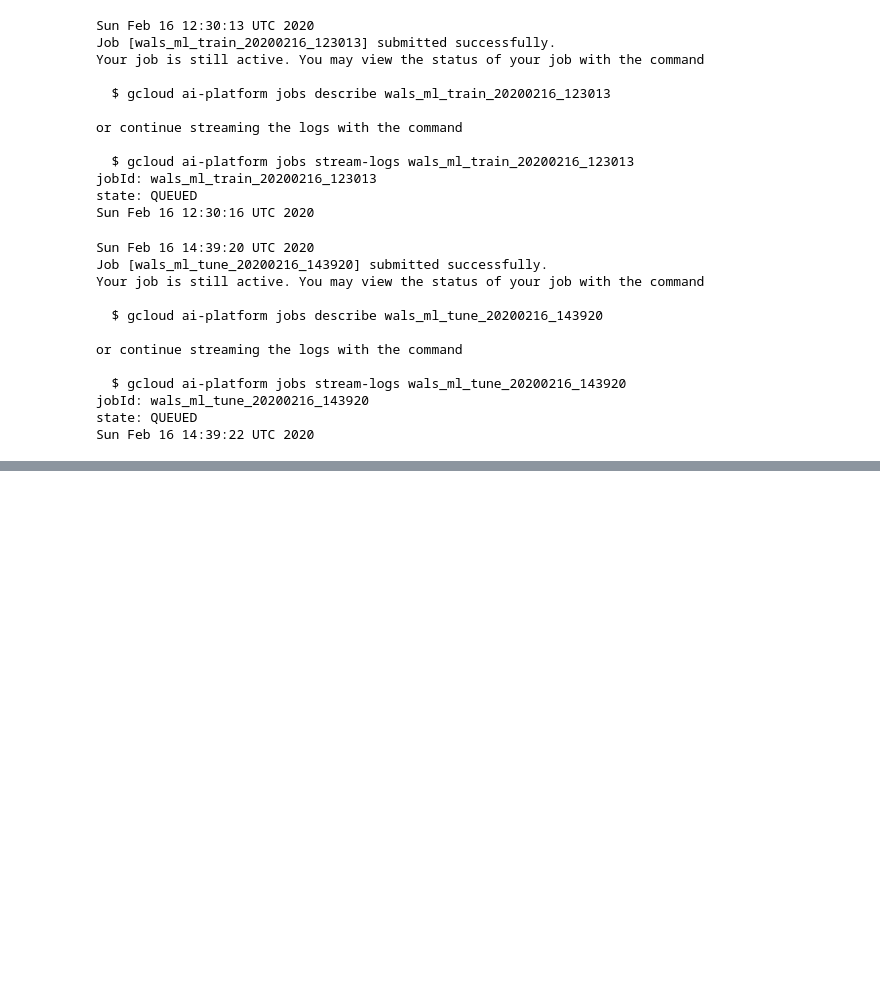
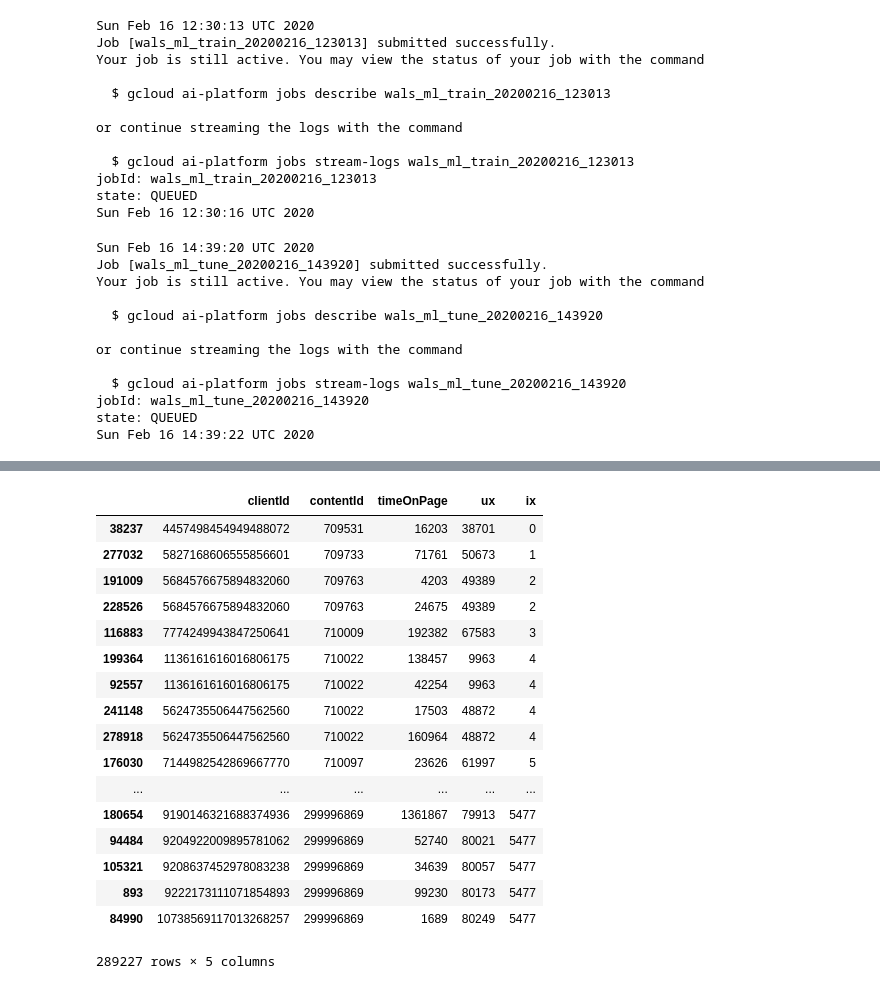
Before and after one commit to kingarthur9111/tensorflow-recommendation-wals, a Jupyter notebook: notebooks/Part1.ipynb, the cells around one changed output, grey strips where cells are left out. Saved outputs shown, nothing was run; the diff lists cells and outputs as text; code cells hidden in the pictures; blank space fills up the shorter version.

```diff
--- a/notebooks/Part1.ipynb
+++ b/notebooks/Part1.ipynb
@@ -218,0 +236,4 @@ Sun Feb 16 14:39:22 UTC 2020
+# %%
+input_file = 'gs://logdata-rjin/ga_pageviews.csv'
+# %%
+views_df = pd.read_csv(input_file, sep=',', header=0)
@@ -218,0 +296,13 @@ Sun Feb 16 14:39:22 UTC 2020
+# %%
+%%time
+unique_items = views_df.sort_values(['contentId'])['contentId'].unique()
+unique_users = views_df.sort_values(['clientId'])['clientId'].unique()
+n_items = len(unique_items)
+n_users = len(unique_users)
+item_dict = dict(zip(unique_items, list(range(n_items))))
+user_dict = dict(zip(unique_users, list(range(n_users))))
+views_df['ux'] = list(map(user_dict.get, views_df['clientId']))
+views_df['ix'] = list(map(item_dict.get, views_df['contentId']))
+pv_ratings = views_df.groupby(['ux', 'ix'])['timeOnPage'].sum().reset_index()
+pv_ratings = np.asarray(pv_ratings)
+user_ux = unique_users
@@ -218,0 +312,21 @@ Sun Feb 16 14:39:22 UTC 2020
+# %%
+views_df
+# %% [output]
+|  | clientId | contentId | timeOnPage | ux | ix |
+| 38237 | 4457498454949488072 | 709531 | 16203 | 38701 | 0 |
+| 277032 | 5827168606555856601 | 709733 | 71761 | 50673 | 1 |
+| 191009 | 5684576675894832060 | 709763 | 4203 | 49389 | 2 |
+| 228526 | 5684576675894832060 | 709763 | 24675 | 49389 | 2 |
+| 116883 | 7774249943847250641 | 710009 | 192382 | 67583 | 3 |
+| 199364 | 1136161616016806175 | 710022 | 138457 | 9963 | 4 |
+| 92557 | 1136161616016806175 | 710022 | 42254 | 9963 | 4 |
+| 241148 | 5624735506447562560 | 710022 | 17503 | 48872 | 4 |
+| 278918 | 5624735506447562560 | 710022 | 160964 | 48872 | 4 |
+| 176030 | 7144982542869667770 | 710097 | 23626 | 61997 | 5 |
+| ... | ... | ... | ... | ... | ... |
+| 180654 | 9190146321688374936 | 299996869 | 1361867 | 79913 | 5477 |
+| 94484 | 9204922009895781062 | 299996869 | 52740 | 80021 | 5477 |
+| 105321 | 9208637452978083238 | 299996869 | 34639 | 80057 | 5477 |
+| 893 | 9222173111071854893 | 299996869 | 99230 | 80173 | 5477 |
+| 84990 | 10738569117013268257 | 299996869 | 1689 | 80249 | 5477 |
+289227 rows × 5 columns
```
Also changed, not shown: parts of 15 cells of this notebook, 5 other files.
